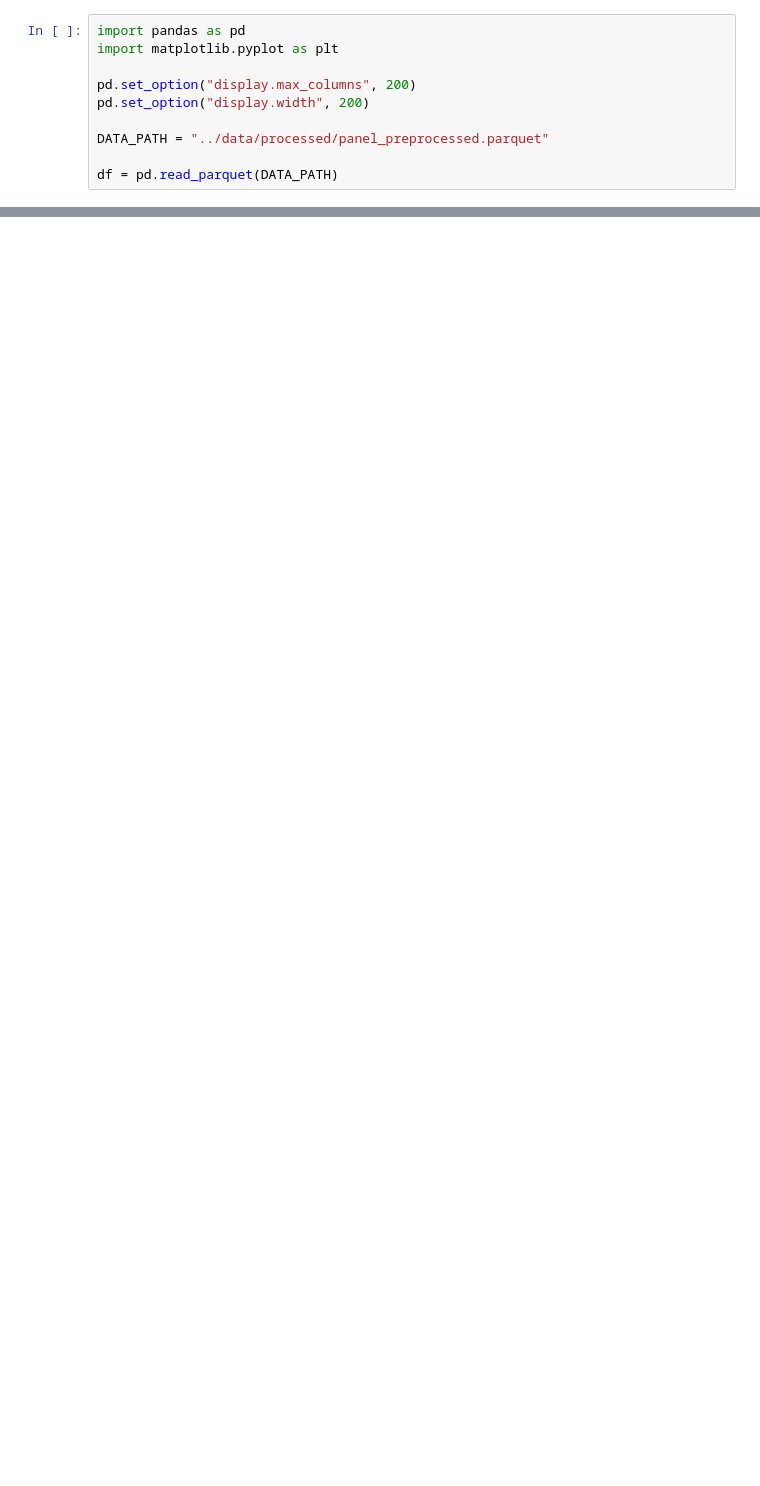
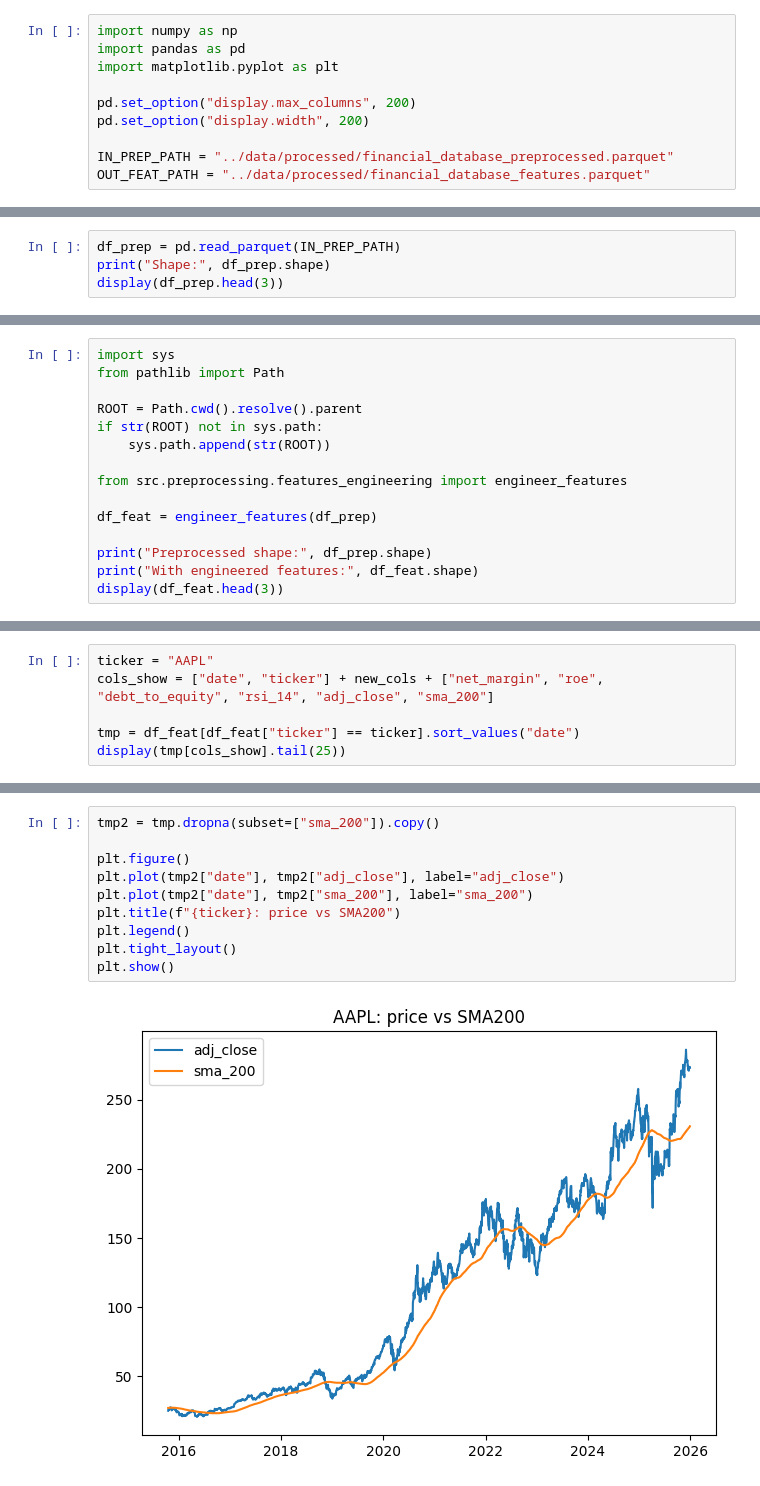
Before and after one commit to IgorDragone/hybrid-stock-prediction-thesis, a Jupyter notebook: notebooks/03_feature_engineering.ipynb, the cells around one changed output, grey strips where cells are left out. Drawn from its saved outputs; the diff is of its cells as text; blank space fills up the shorter version.

```diff
--- a/notebooks/03_feature_engineering.ipynb
+++ b/notebooks/03_feature_engineering.ipynb
@@ -12,10 +6,10 @@
 # %%
+import numpy as np
 import pandas as pd
 import matplotlib.pyplot as plt
 
 pd.set_option("display.max_columns", 200)
 pd.set_option("display.width", 200)
 
-DATA_PATH = "../data/processed/panel_preprocessed.parquet"
-
-df = pd.read_parquet(DATA_PATH)
+IN_PREP_PATH = "../data/processed/financial_database_preprocessed.parquet"
+OUT_FEAT_PATH = "../data/processed/financial_database_features.parquet"
@@ -51,0 +21,4 @@ df[[
+# %%
+df_prep = pd.read_parquet(IN_PREP_PATH)
+print("Shape:", df_prep.shape)
+display(df_prep.head(3))
@@ -51,0 +46,15 @@ df[[
+# %%
+import sys
+from pathlib import Path
+
+ROOT = Path.cwd().resolve().parent
+if str(ROOT) not in sys.path:
+    sys.path.append(str(ROOT))
+
+from src.preprocessing.features_engineering import engineer_features
+
+df_feat = engineer_features(df_prep)
+
+print("Preprocessed shape:", df_prep.shape)
+print("With engineered features:", df_feat.shape)
+display(df_feat.head(3))
@@ -72,0 +199,6 @@ plt.show()
+# %%
+ticker = "AAPL"
+cols_show = ["date", "ticker"] + new_cols + ["net_margin", "roe", "debt_to_equity", "rsi_14", "adj_close", "sma_200"]
+
+tmp = df_feat[df_feat["ticker"] == ticker].sort_values("date")
+display(tmp[cols_show].tail(25))
@@ -72,0 +227,12 @@ plt.show()
+# %%
+tmp2 = tmp.dropna(subset=["sma_200"]).copy()
+
+plt.figure()
+plt.plot(tmp2["date"], tmp2["adj_close"], label="adj_close")
+plt.plot(tmp2["date"], tmp2["sma_200"], label="sma_200")
+plt.title(f"{ticker}: price vs SMA200")
+plt.legend()
+plt.tight_layout()
+plt.show()
+# %% [output]
+[figure, added]
```
Also changed, not shown: parts of 27 cells of this notebook, 6 other files.
